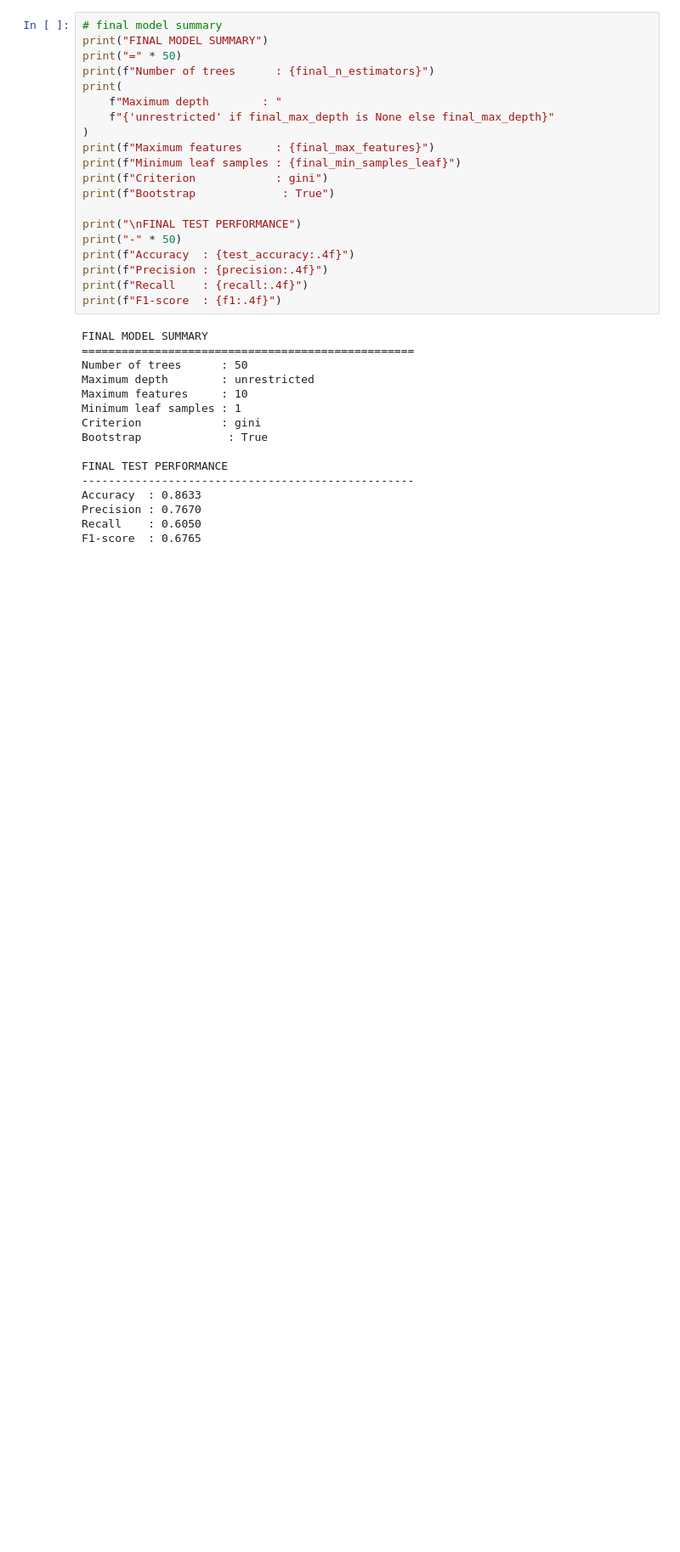
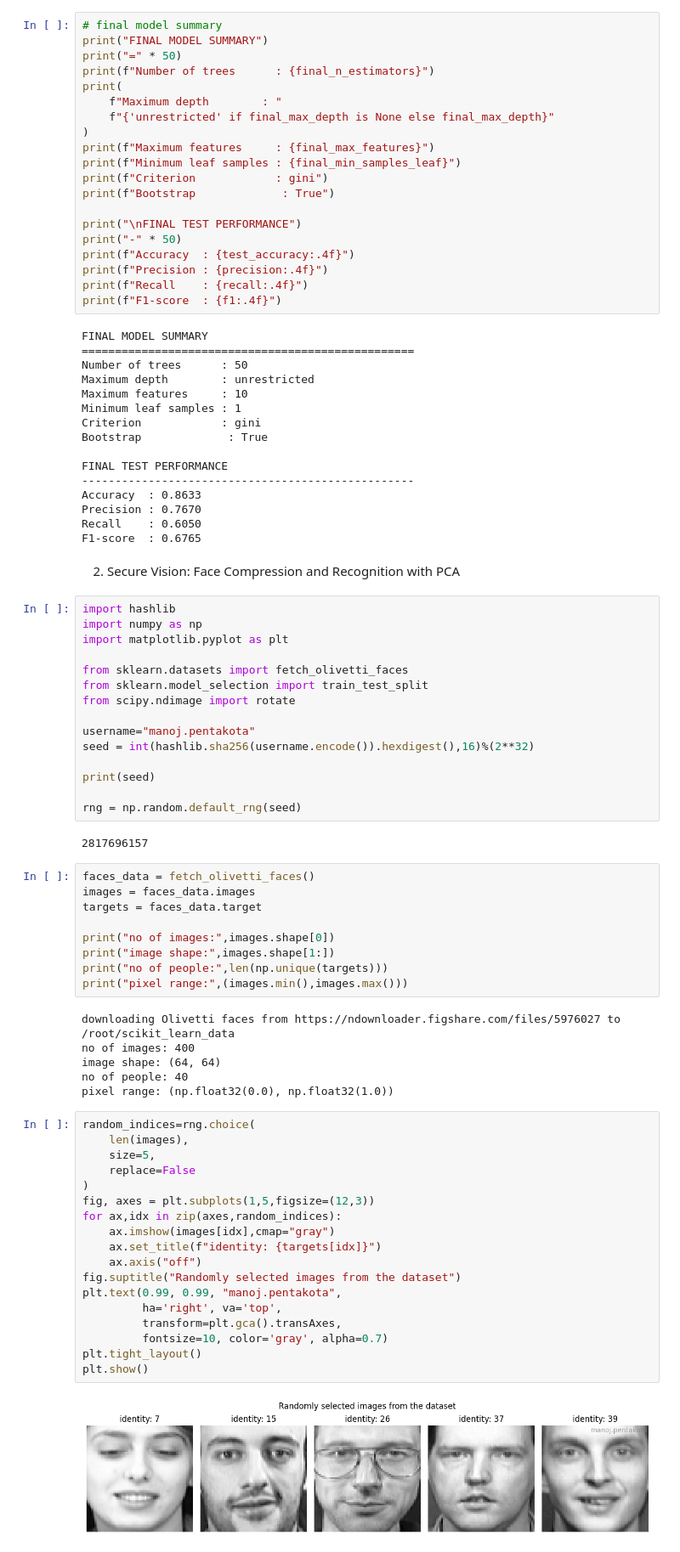
Before and after one commit to suryamanoj4/SMAI-Assignment-3, a Jupyter notebook: SMAI_Assignment_3.ipynb, the cells around one changed output. Shown at 85% size. Saved outputs shown, nothing was run; the diff lists cells and outputs as text; blank space fills up the shorter version.

```diff
--- a/SMAI_Assignment_3.ipynb
+++ b/SMAI_Assignment_3.ipynb
@@ -2227,3 +2228,57 @@ Accuracy  : 0.8633
 Precision : 0.7670
 Recall    : 0.6050
 F1-score  : 0.6765
+# %% [markdown]
+2. Secure Vision: Face Compression and Recognition with PCA
+# %%
+import hashlib
+import numpy as np
+import matplotlib.pyplot as plt
+
+from sklearn.datasets import fetch_olivetti_faces
+from sklearn.model_selection import train_test_split
+from scipy.ndimage import rotate
+
+username="manoj.pentakota"
+seed = int(hashlib.sha256(username.encode()).hexdigest(),16)%(2**32)
+
+print(seed)
+
+rng = np.random.default_rng(seed)
+# %% [output]
+2817696157
+# %%
+faces_data = fetch_olivetti_faces()
+images = faces_data.images
+targets = faces_data.target
+
+print("no of images:",images.shape[0])
+print("image shape:",images.shape[1:])
+print("no of people:",len(np.unique(targets)))
+print("pixel range:",(images.min(),images.max()))
+# %% [output]
+downloading Olivetti faces from https://ndownloader.figshare.com/files/5976027 to /root/scikit_learn_data
+no of images: 400
+image shape: (64, 64)
+no of people: 40
+pixel range: (np.float32(0.0), np.float32(1.0))
+# %%
+random_indices=rng.choice(
+    len(images),
+    size=5,
+    replace=False
+)
+fig, axes = plt.subplots(1,5,figsize=(12,3))
+for ax,idx in zip(axes,random_indices):
+    ax.imshow(images[idx],cmap="gray")
+    ax.set_title(f"identity: {targets[idx]}")
+    ax.axis("off")
+fig.suptitle("Randomly selected images from the dataset")
+plt.text(0.99, 0.99, "manoj.pentakota",
+         ha='right', va='top',
+         transform=plt.gca().transAxes,
+         fontsize=10, color='gray', alpha=0.7)
+plt.tight_layout()
+plt.show()
+# %% [output]
+[figure, added]
```
Also changed, not shown: parts of 79 cells of this notebook.
